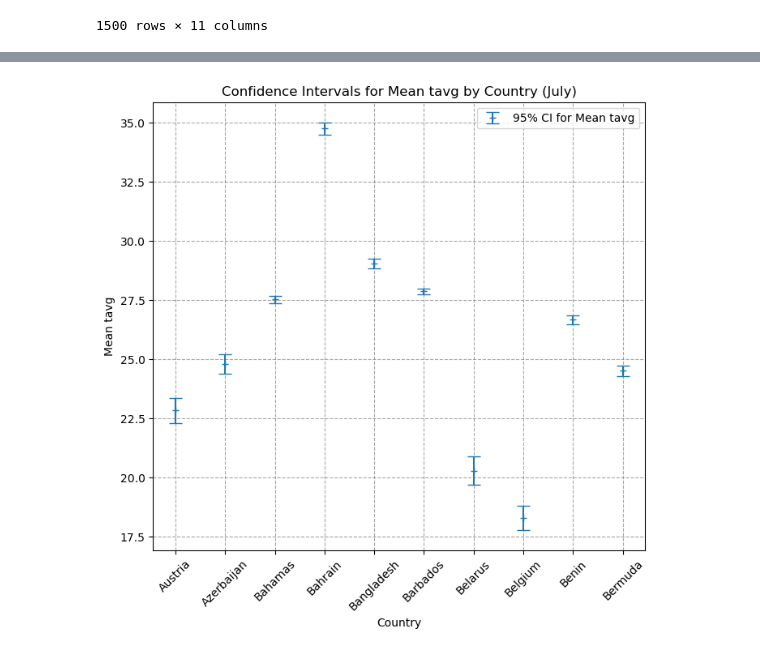
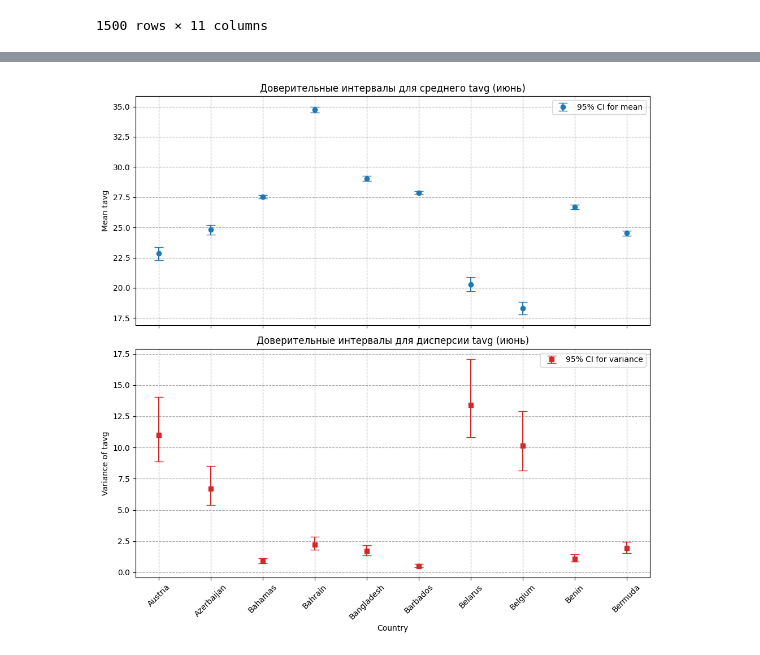
Before and after one commit to Zahar-Bratchikov/statistic, a Jupyter notebook: lab6/lab6.ipynb, the cells around one changed output, grey strips where cells are left out. Drawn from its saved outputs; the diff is of its cells as text; code cells hidden in the pictures.

```diff
--- a/lab6/lab6.ipynb
+++ b/lab6/lab6.ipynb
@@ -274,20 +328,37 @@ list_statistics
-# %%
-
-# Задание 5.3: Построение доверительных интервалов на графиках errorbar
-plt.figure(figsize=(7, 7))
-plt.errorbar(
-    list_statistics.index, list_statistics['mean'],
-    yerr=list_statistics['epsilon'], fmt='+', capsize=6,
-    label='95% CI for Mean tavg'
-)
-
-plt.xlabel("Country")
-plt.ylabel("Mean tavg")
-plt.title("Confidence Intervals for Mean tavg by Country (July)")
-plt.grid(True, linestyle='--', color='gray', alpha=0.7)
-plt.xticks(rotation=45)
-plt.legend()
-plt.tight_layout()
-plt.show()
-# %% [output]
-[figure, removed]
+# %%
+
+# Задание 5.3: Построение доверительных интервалов на графиках errorbar
+fig, axes = plt.subplots(2, 1, figsize=(10, 10), sharex=True)
+
+axes[0].errorbar(
+    list_statistics.index,
+    list_statistics['mean_tavg'],
+    yerr=list_statistics['epsilon_mean'],
+    fmt='o', capsize=6, label='95% CI for mean'
+)
+axes[0].set_ylabel("Mean tavg")
+axes[0].set_title("Доверительные интервалы для среднего tavg (июнь)")
+axes[0].grid(True, linestyle='--', color='gray', alpha=0.7)
+axes[0].legend()
+
+variance_yerr = np.vstack([
+    list_statistics['variance_tavg'] - list_statistics['ci_var_lower'],
+    list_statistics['ci_var_upper'] - list_statistics['variance_tavg']
+])
+axes[1].errorbar(
+    list_statistics.index,
+    list_statistics['variance_tavg'],
+    yerr=variance_yerr,
+    fmt='s', capsize=6, color='tab:red', label='95% CI for variance'
+)
+axes[1].set_xlabel("Country")
+axes[1].set_ylabel("Variance of tavg")
+axes[1].set_title("Доверительные интервалы для дисперсии tavg (июнь)")
+axes[1].grid(True, linestyle='--', color='gray', alpha=0.7)
+axes[1].legend()
+
+plt.xticks(rotation=45)
+plt.tight_layout()
+plt.show()
+# %% [output]
+[figure, added]
```
Also changed, not shown: parts of 9 cells of this notebook, 2 other files.
